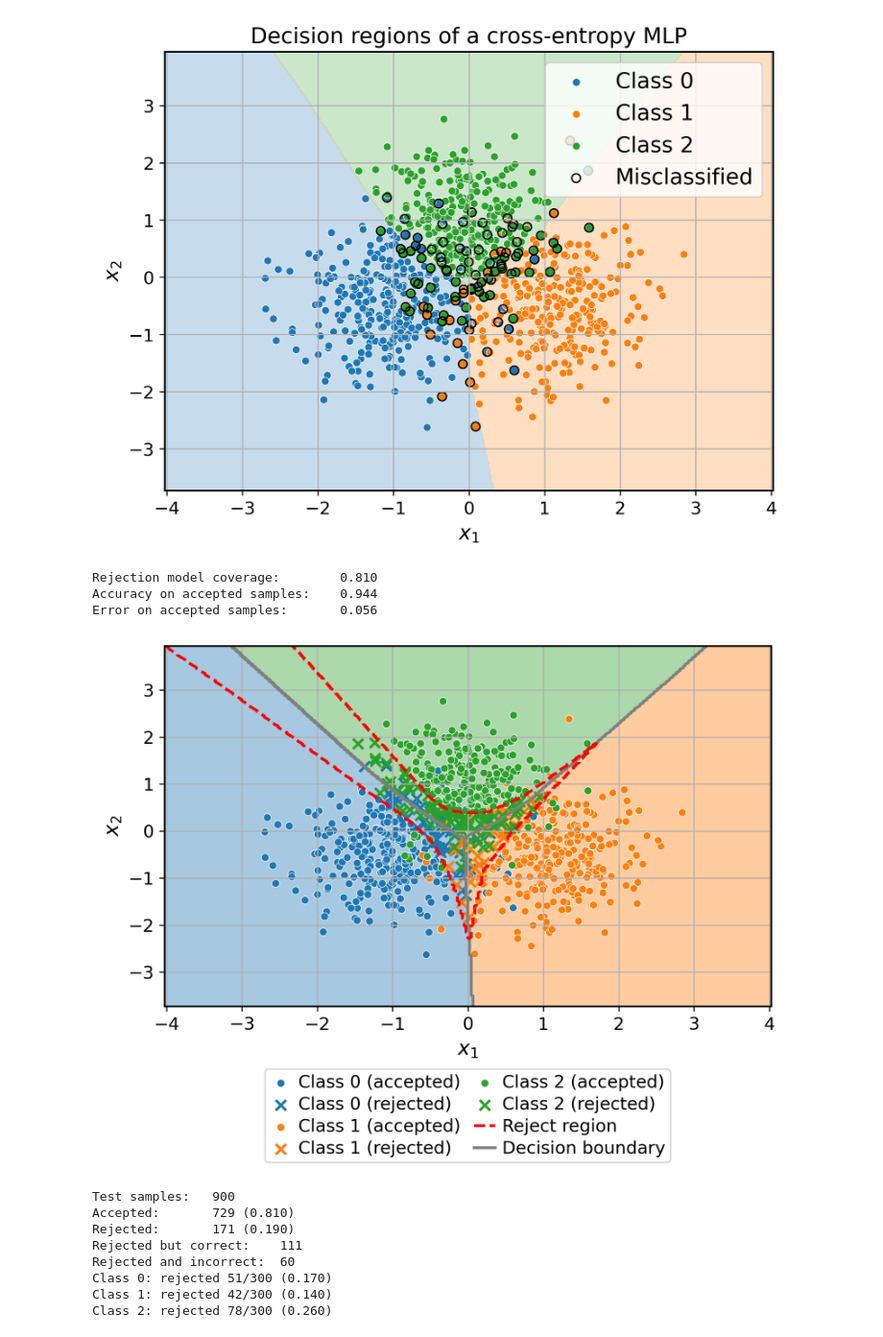
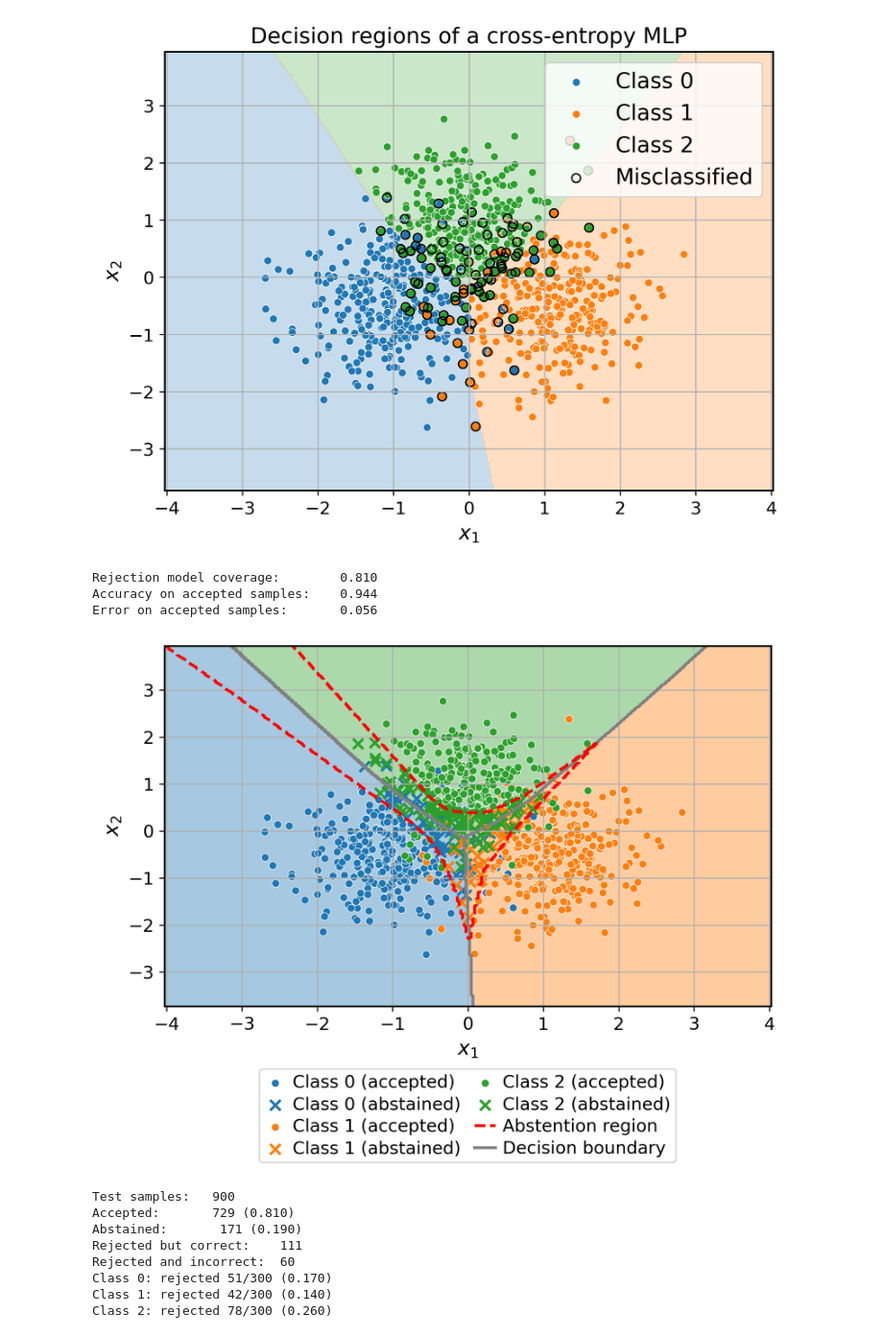
Before and after one commit to raham24/Epistemic-Uncertainty-Aware-Defect-Detection-for-Quality-Control-in-Medical-Device-Manufacturing, a Jupyter notebook: toy_example/toy_example.ipynb, the cells around one changed output. Shown at 96% size. Cells and saved outputs as stored; diff of their text form; code cells hidden in the pictures.

```diff
--- a/toy_example/toy_example.ipynb
+++ b/toy_example/toy_example.ipynb
@@ -406,7 +406,7 @@ for cls in np.unique(y_test):
         color=colors[cls],
         marker="x",
         linewidths=1.8,
-        label=f"Class {cls} (rejected)",
+        label=f"Class {cls} (abstained)",
     )
 
 ax.set_xlim(x_min, x_max)
@@ -414,7 +414,7 @@ ax.set_ylim(y_min, y_max)
 ax.set_xlabel("$x_1$")
 ax.set_ylabel("$x_2$")
 # ax.set_title(f"Rejection model")# (reward={reward})")
-ax.plot([], [], color='red', linestyle='--', linewidth=2.0, label='Reject region')
+ax.plot([], [], color='red', linestyle='--', linewidth=2.0, label='Abstention region')
 ax.plot([], [], color='gray', linestyle='-', linewidth=2.0, label='Decision boundary')
 # ax.legend(loc="best", fontsize=15, ncol=2, frameon=True)
 ax.legend(
@@ -433,38 +433,38 @@ ax.legend(
 plt.show()
 
 n_test = len(y_test)
 n_accepted = int(np.sum(accepted))
 n_rejected = int(np.sum(~accepted))
 
 print(f"Test samples:   {n_test}")
 print(f"Accepted:       {n_accepted} ({n_accepted / n_test:.3f})")
-print(f"Rejected:       {n_rejected} ({n_rejected / n_test:.3f})")
+print(f"Abstained:       {n_rejected} ({n_rejected / n_test:.3f})")
 
 pred = rej_metrics_default["pred"] if "pred" in rej_metrics_default else None
 if pred is not None:
     correct = pred == y_test
 
     rejected_correct = int(np.sum((~accepted) & correct))
     rejected_wrong = int(np.sum((~accepted) & (~correct)))
 
     print(f"Rejected but correct:    {rejected_correct}")
     print(f"Rejected and incorrect:  {rejected_wrong}")
 
 fig.savefig("../tex/img/toy_example_rejection_model.png", dpi=300, bbox_inches='tight')
 
 for cls in np.unique(y_test):
     cls = int(cls)
     n_cls = int(np.sum(y_test == cls))
     n_cls_rej = int(np.sum((y_test == cls) & (~accepted)))
     print(f"Class {cls}: rejected {n_cls_rej}/{n_cls} ({n_cls_rej / n_cls:.3f})")
 # %% [output]
 Rejection model coverage:        0.810
 Accuracy on accepted samples:    0.944
 Error on accepted samples:       0.056
-[figure, old version]
+[figure, new version]
 Test samples:   900
 Accepted:       729 (0.810)
-Rejected:       171 (0.190)
+Abstained:       171 (0.190)
 Rejected but correct:    111
 Rejected and incorrect:  60
 Class 0: rejected 51/300 (0.170)
```
Also changed, not shown: parts of 2 cells of this notebook, 4 other files.
